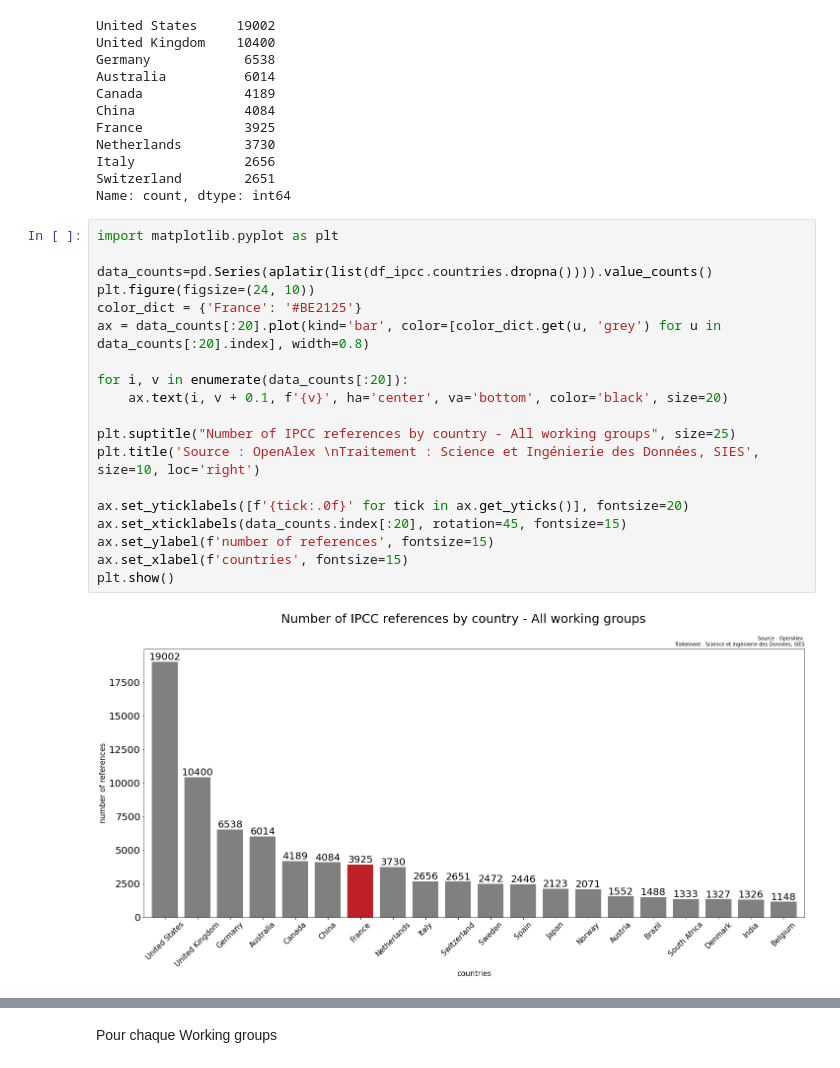
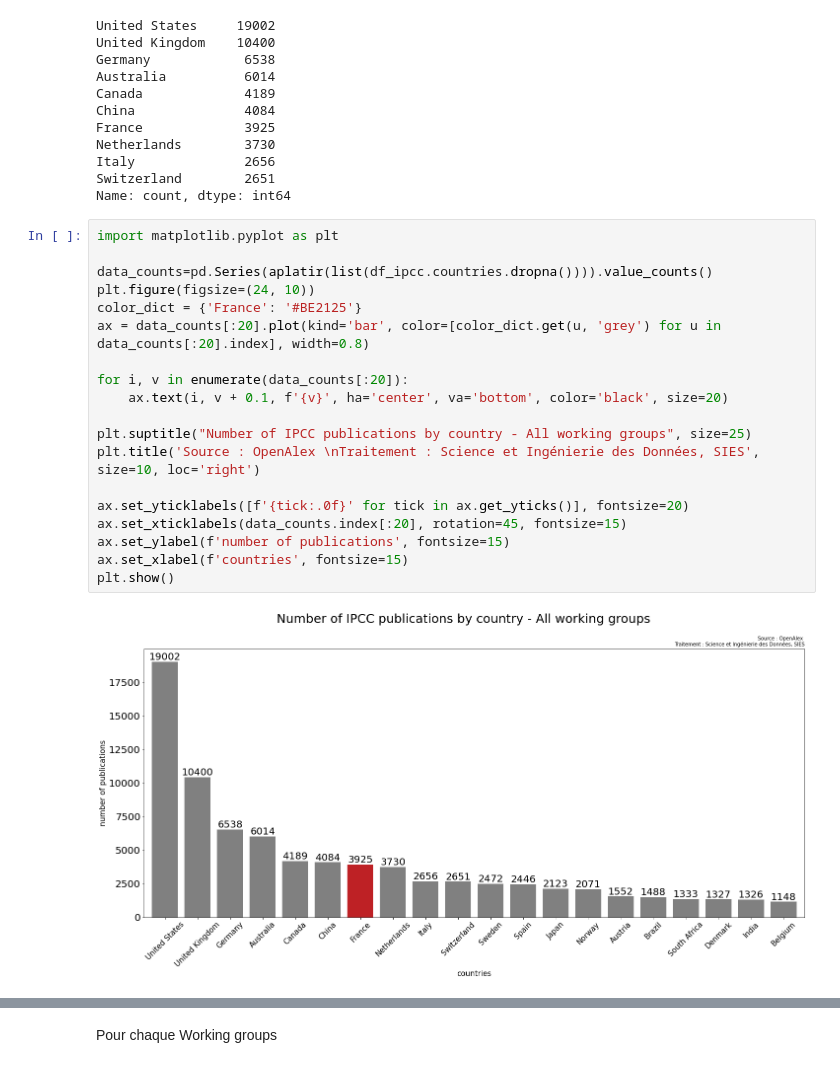
Before and after one commit to dataesr/teds, a Jupyter notebook: notebooks/IPCC_visualization_dataframe.ipynb, the cells around one changed output, grey strips where cells are left out. Cells and saved outputs as stored; diff of their text form.

```diff
--- a/notebooks/IPCC_visualization_dataframe.ipynb
+++ b/notebooks/IPCC_visualization_dataframe.ipynb
@@ -48,24 +48,24 @@ Name: count, dtype: int64
 # %%
 import matplotlib.pyplot as plt
 
 data_counts=pd.Series(aplatir(list(df_ipcc.countries.dropna()))).value_counts()
 plt.figure(figsize=(24, 10))
 color_dict = {'France': '#BE2125'}
 ax = data_counts[:20].plot(kind='bar', color=[color_dict.get(u, 'grey') for u in data_counts[:20].index], width=0.8)
 
 for i, v in enumerate(data_counts[:20]):
     ax.text(i, v + 0.1, f'{v}', ha='center', va='bottom', color='black', size=20)
 
-plt.suptitle("Number of IPCC references by country - All working groups", size=25)
+plt.suptitle("Number of IPCC publications by country - All working groups", size=25)
 plt.title('Source : OpenAlex \nTraitement : Science et Ingénierie des Données, SIES', size=10, loc='right')
 
 ax.set_yticklabels([f'{tick:.0f}' for tick in ax.get_yticks()], fontsize=20)
 ax.set_xticklabels(data_counts.index[:20], rotation=45, fontsize=15)
-ax.set_ylabel(f'number of references', fontsize=15)
+ax.set_ylabel(f'number of publications', fontsize=15)
 ax.set_xlabel(f'countries', fontsize=15)
 plt.show()
 # %% [output]
-[figure, old version]
+[figure, new version]
 # %%
 import matplotlib.pyplot as plt
 
```
Also changed, not shown: parts of 32 cells of this notebook.
